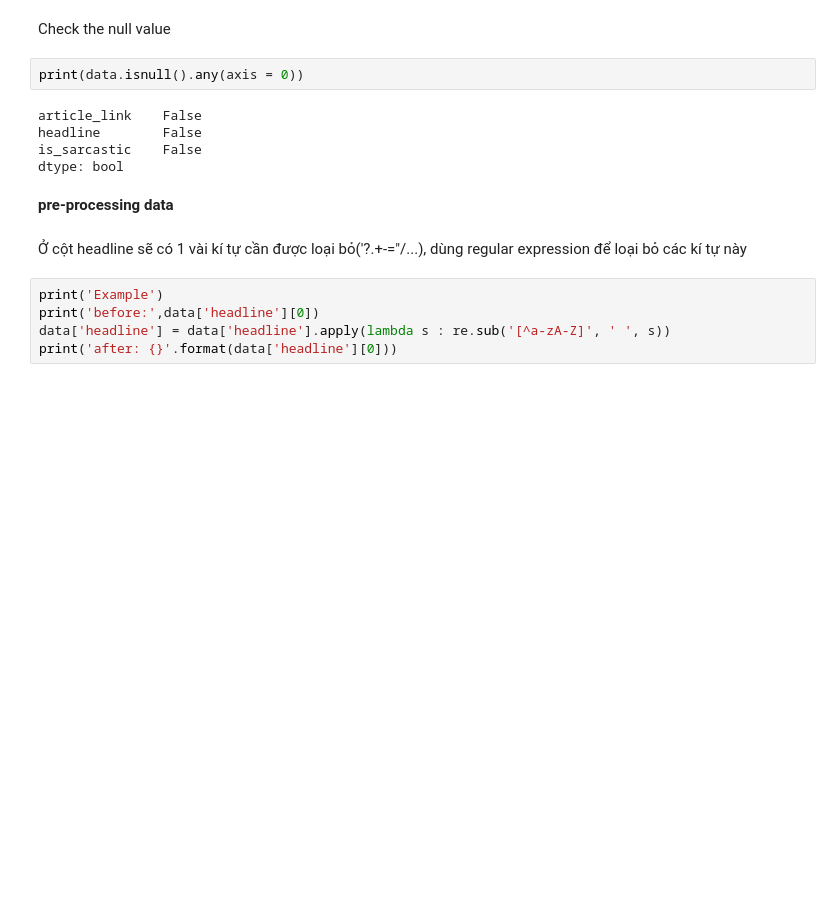
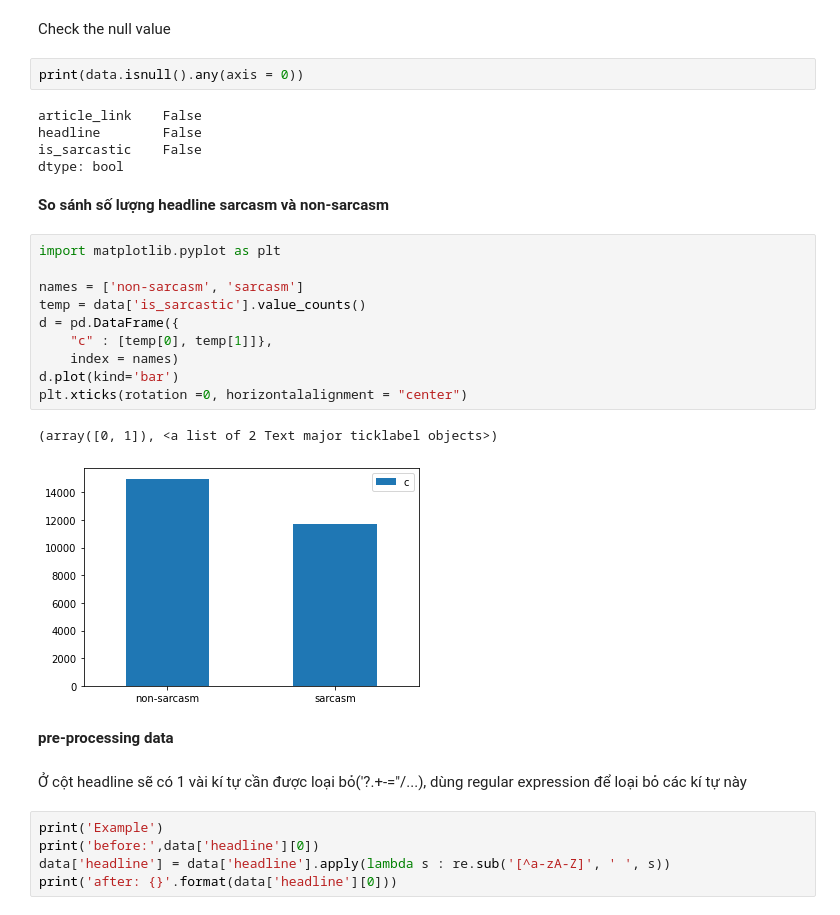
Before and after one commit to dangcaptkd/CS114.K21-, a Jupyter notebook: CaseStudy01-sarcasm_detection.ipynb, the cells around one changed output. Cells and saved outputs as stored; diff of their text form; blank space fills up the shorter version.

```diff
--- a/CaseStudy01-sarcasm_detection.ipynb
+++ b/CaseStudy01-sarcasm_detection.ipynb
@@ -111,6 +112,21 @@ article_link    False
 headline        False
 is_sarcastic    False
 dtype: bool
+# %% [markdown]
+**So sánh số lượng headline sarcasm và non-sarcasm**
+# %%
+import matplotlib.pyplot as plt
+
+names = ['non-sarcasm', 'sarcasm']
+temp = data['is_sarcastic'].value_counts()
+d = pd.DataFrame({
+    "c" : [temp[0], temp[1]]},
+    index = names)
+d.plot(kind='bar')
+plt.xticks(rotation =0, horizontalalignment = "center")
+# %% [output]
+(array([0, 1]), <a list of 2 Text major ticklabel objects>)
+[figure, added]
 # %% [markdown]
 **pre-processing data**
 # %% [markdown]
```
Also changed, not shown: parts of 5 cells of this notebook.
